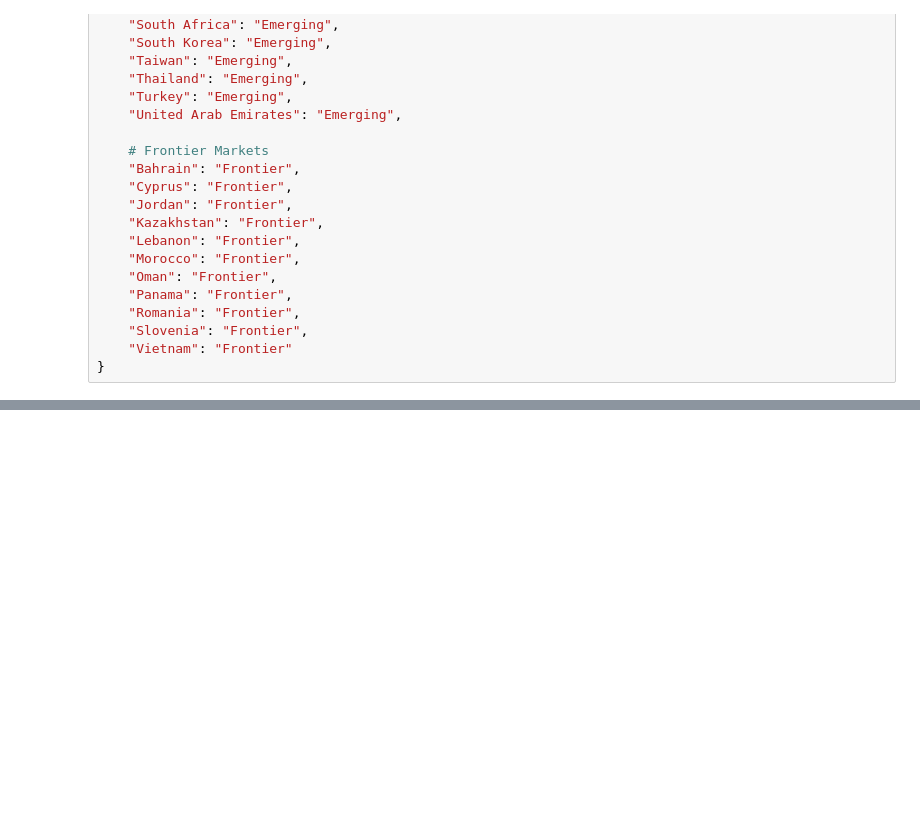
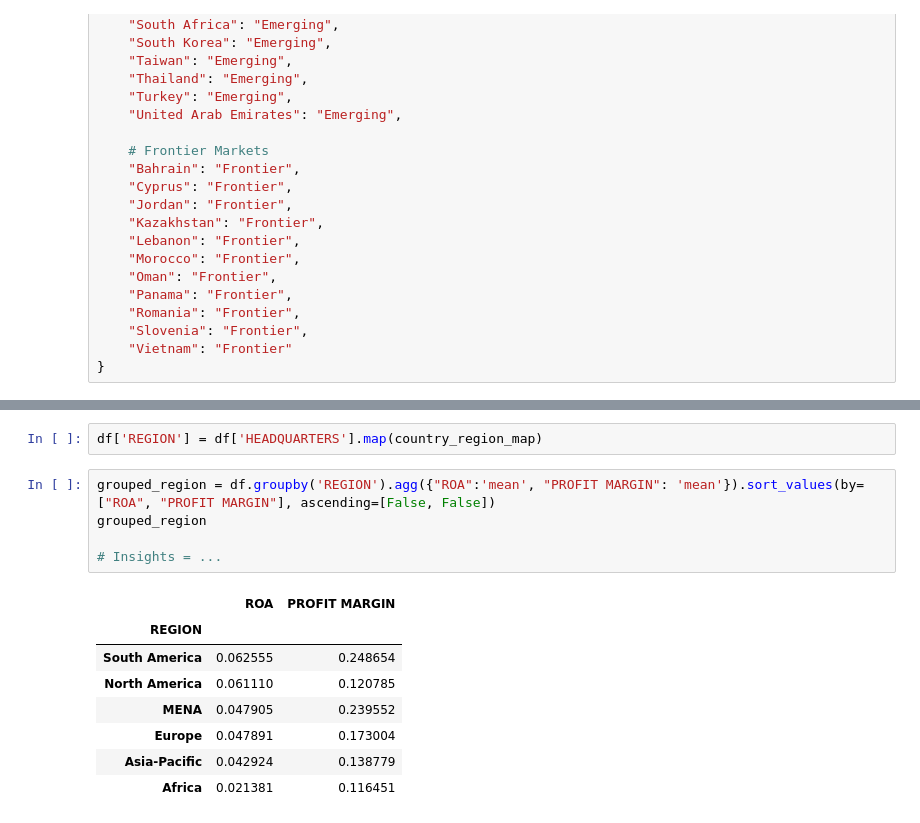
Before and after one commit to GauriR011/Forbes-Global-2025, a Jupyter notebook: Code.ipynb, the cells around one changed output, grey strips where cells are left out. Cells and saved outputs as stored; diff of their text form; blank space fills up the shorter version.

```diff
--- a/Code.ipynb
+++ b/Code.ipynb
@@ -222,0 +441,16 @@ market_classification = {
+# %%
+df['REGION'] = df['HEADQUARTERS'].map(country_region_map)
+# %%
+grouped_region = df.groupby('REGION').agg({"ROA":'mean', "PROFIT MARGIN": 'mean'}).sort_values(by=["ROA", "PROFIT MARGIN"], ascending=[False, False])
+grouped_region
+
+# Insights = ...
+# %% [output]
+|  | ROA | PROFIT MARGIN |
+| REGION |  |  |
+| South America | 0.062555 | 0.248654 |
+| North America | 0.061110 | 0.120785 |
+| MENA | 0.047905 | 0.239552 |
+| Europe | 0.047891 | 0.173004 |
+| Asia-Pacific | 0.042924 | 0.138779 |
+| Africa | 0.021381 | 0.116451 |
```
Also changed, not shown: parts of 42 cells of this notebook.
